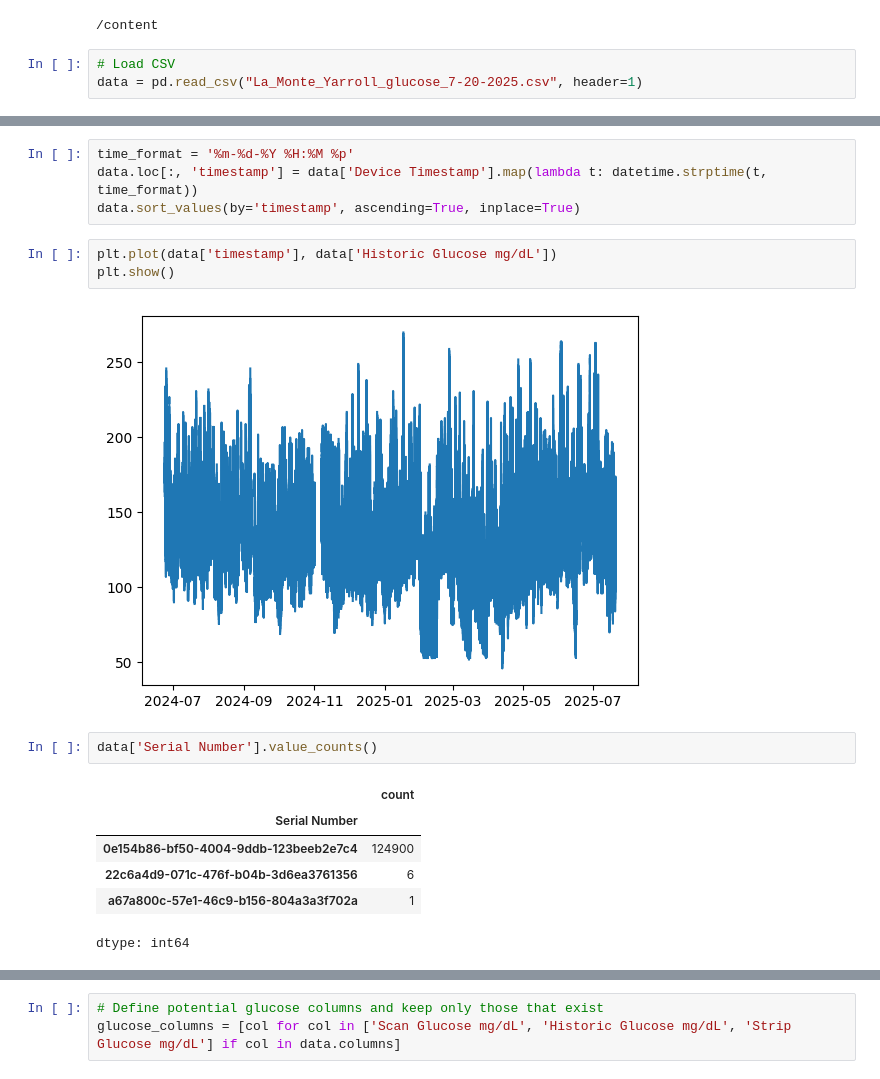
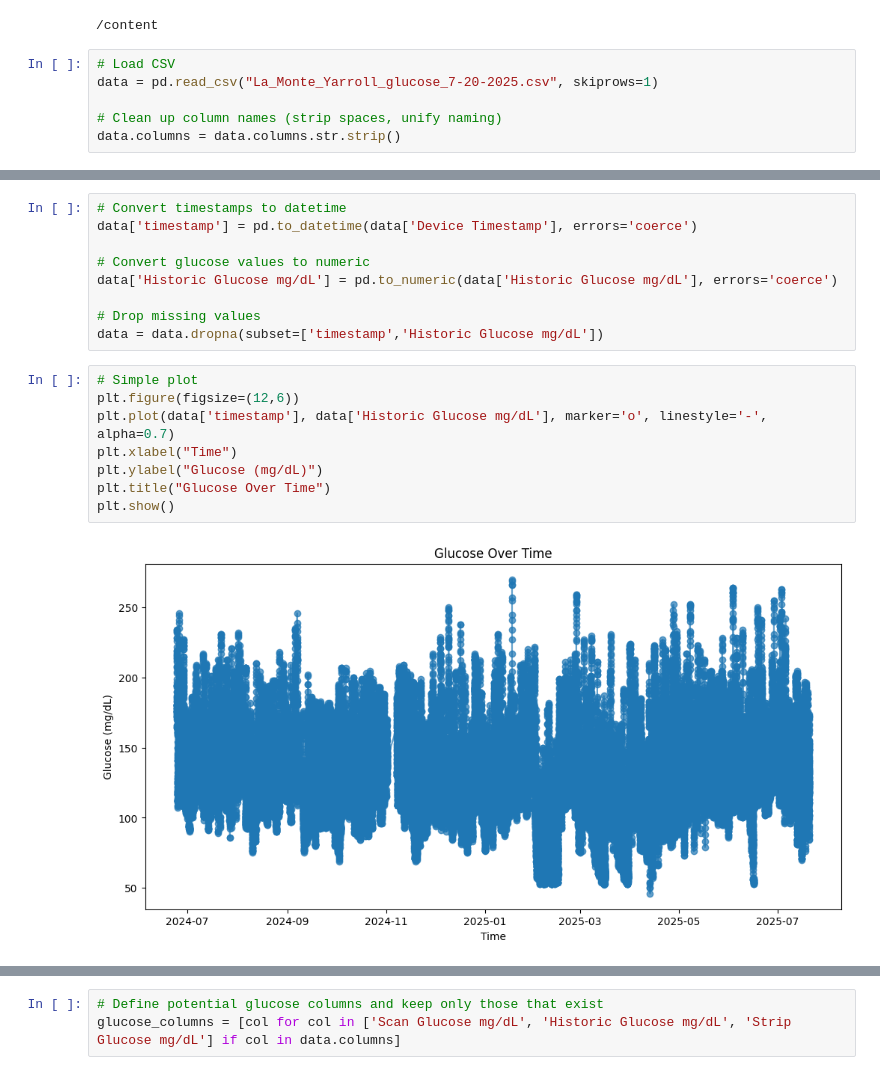
Before and after one commit to piggyatbaqaqi/sugarbowl, a Jupyter notebook: sugarbowl_jj.ipynb, the cells around one changed output, grey strips where cells are left out. Drawn from its saved outputs; the diff is of its cells as text.

```diff
--- a/sugarbowl_jj.ipynb
+++ b/sugarbowl_jj.ipynb
@@ -46,4 +52,7 @@ We have removed from the data set any day that the reading taken was blank.
 /content
 # %%
 # Load CSV
-data = pd.read_csv("La_Monte_Yarroll_glucose_7-20-2025.csv", header=1)
+data = pd.read_csv("La_Monte_Yarroll_glucose_7-20-2025.csv", skiprows=1)
+
+# Clean up column names (strip spaces, unify naming)
+data.columns = data.columns.str.strip()
@@ -70,18 +59,19 @@ memory usage: 18.1+ MB
-# %%
-time_format = '%m-%d-%Y %H:%M %p'
-data.loc[:, 'timestamp'] = data['Device Timestamp'].map(lambda t: datetime.strptime(t, time_format))
-data.sort_values(by='timestamp', ascending=True, inplace=True)
-# %%
-plt.plot(data['timestamp'], data['Historic Glucose mg/dL'])
-plt.show()
-# %% [output]
-[figure, removed]
-# %%
-data['Serial Number'].value_counts()
-# %% [output]
-|  | count |
-| Serial Number |  |
-| 0e154b86-bf50-4004-9ddb-123beeb2e7c4 | 124900 |
-| 22c6a4d9-071c-476f-b04b-3d6ea3761356 | 6 |
-| a67a800c-57e1-46c9-b156-804a3a3f702a | 1 |
-dtype: int64
+# %%
+# Convert timestamps to datetime
+data['timestamp'] = pd.to_datetime(data['Device Timestamp'], errors='coerce')
+
+# Convert glucose values to numeric
+data['Historic Glucose mg/dL'] = pd.to_numeric(data['Historic Glucose mg/dL'], errors='coerce')
+
+# Drop missing values
+data = data.dropna(subset=['timestamp','Historic Glucose mg/dL'])
+# %%
+# Simple plot
+plt.figure(figsize=(12,6))
+plt.plot(data['timestamp'], data['Historic Glucose mg/dL'], marker='o', linestyle='-', alpha=0.7)
+plt.xlabel("Time")
+plt.ylabel("Glucose (mg/dL)")
+plt.title("Glucose Over Time")
+plt.show()
+# %% [output]
+[figure, added]
```
Also changed, not shown: parts of 14 cells of this notebook.
